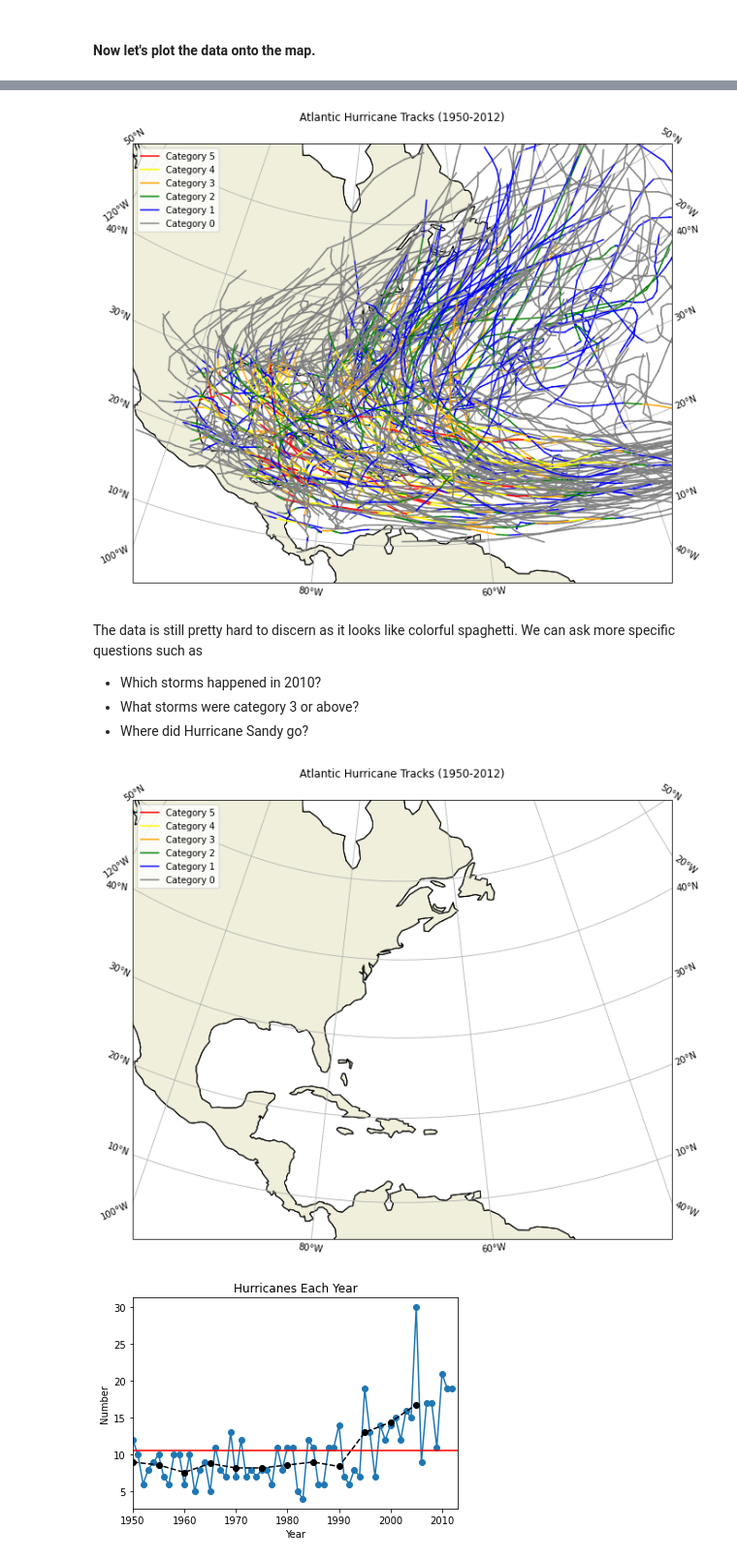
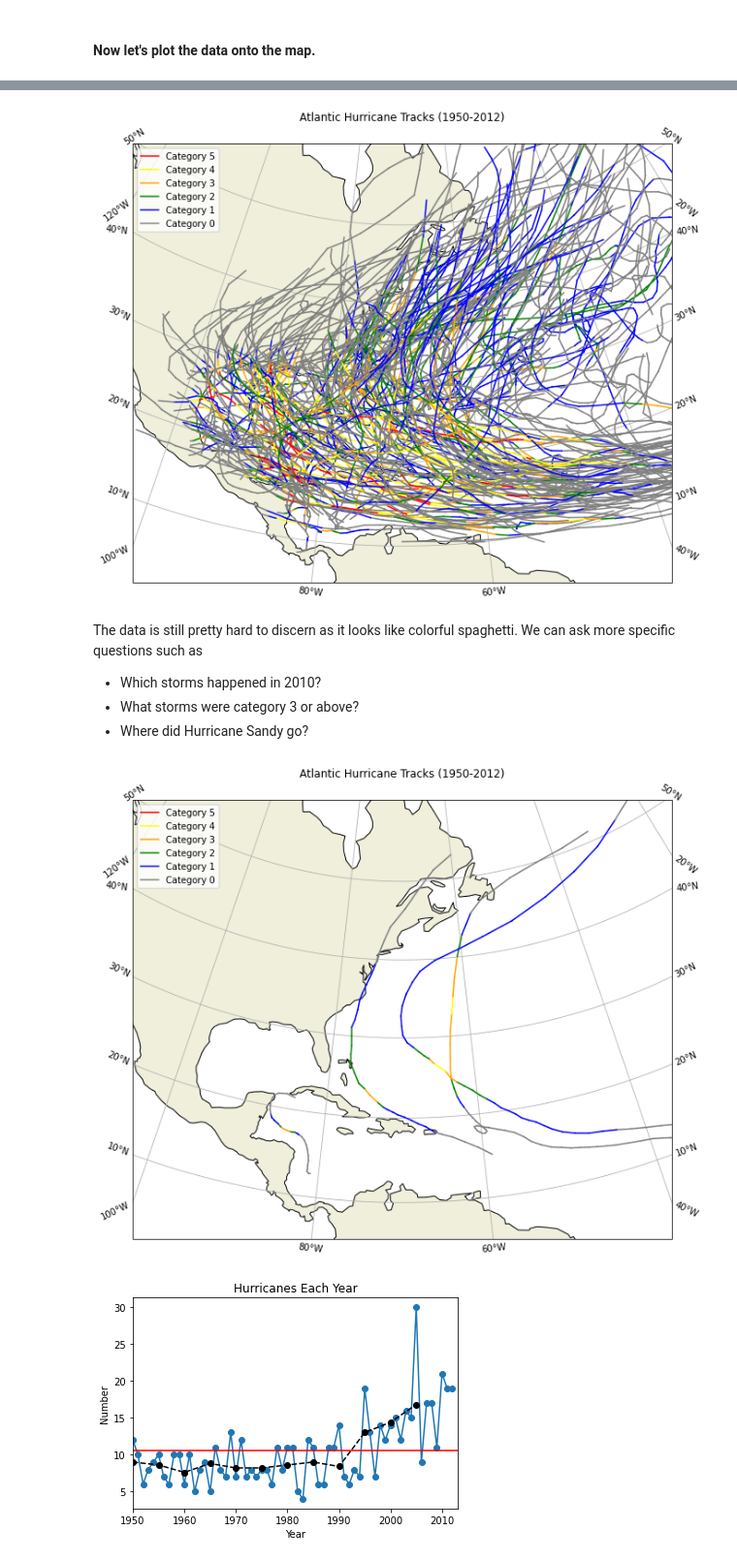
Before and after one commit to applied-math/demos, a Jupyter notebook: analyzing_hurricanes.ipynb, the cells around one changed output, grey strips where cells are left out. Shown at 97% size. Drawn from its saved outputs; the diff is of its cells as text; code cells hidden in the pictures.

```diff
--- a/analyzing_hurricanes.ipynb
+++ b/analyzing_hurricanes.ipynb
@@ -159,17 +149,13 @@ central_lat = 30
 central_lon = -70
 ax = plt.axes(projection=ccrs.LambertConformal(central_lon, central_lat))
 ax.set_extent([-100, -40, 5, 57])
-ax.coastlines()
 ax.add_feature(cfeature.LAND, edgecolor='black')
-
 
 gl=ax.gridlines(draw_labels = True, x_inline=False, y_inline=False)
 gl.top_labels = False
 ax.set_title('Atlantic Hurricane Tracks (1950-2012)')
 
-
 for (name, data) in iter(hurricanes.items()):
-    #longitude, latitude = mapping(data['longitude'], data['latitude'])
     longitude = data['longitude']
     latitude = data['latitude']
     for i in range(len(longitude) - 1):
@@ -182,7 +168,7 @@ ax.legend(loc=2)
 
 plt.show()
 # %% [output]
-[figure, old version]
+[figure, new version]
 # %% [markdown]
 The data is still pretty hard to discern as it looks like colorful spaghetti.  We can ask more specific questions such as
  - Which storms happened in 2010?
@@ -190,35 +176,34 @@ The data is still pretty hard to discern as it looks like colorful spaghetti.  W
  - Where did Hurricane Sandy go?
 # %%
 # Plot the data
+category_color = {5:'red', 4:'yellow', 3:'orange', 2:'green', 1:'blue', 0:'gray'}
 
 plt.figure(figsize=(15,9))
 central_lat = 30
 central_lon = -70
 ax = plt.axes(projection=ccrs.LambertConformal(central_lon, central_lat))
 ax.set_extent([-100, -40, 5, 57])
-ax.coastlines()
 ax.add_feature(cfeature.LAND, edgecolor='black')
 
 gl=ax.gridlines(draw_labels = True, x_inline=False, y_inline=False)
 gl.top_labels = False
 ax.set_title('Atlantic Hurricane Tracks (1950-2012)')
 
 for (name, data) in iter(hurricanes.items()):
     if data['year'][0] == 2011 and numpy.any(numpy.array(data['category']) >= 3):
-        if name == "KATRINA":
-            longitude, latitude = mapping(data['longitude'], data['latitude'])
-            for i in xrange(len(longitude) - 1):
-                color = category_color[data['category'][i]]
-                mapping.plot(longitude[i:i+2], latitude[i:i+2], linewidth=1.5, color=color)
-
+        longitude = data['longitude']
+        latitude = data['latitude']
+        for i in range(len(longitude) - 1):
+            color = category_color[data['category'][i]]
+            ax.plot(longitude[i:i+2], latitude[i:i+2], linewidth=1.5, color=color, transform = ccrs.Geodetic())
 
 for (category, color) in iter(category_color.items()):
     ax.plot([0], [0], color=color, label="Category %s" % category)
 ax.legend(loc=2)
 
 plt.show()
 # %% [output]
-[figure, old version]
+[figure, new version]
 # %%
 fig = plt.figure()
 axes = fig.add_subplot(1, 1, 1)
```
Also changed, not shown: parts of 4 cells of this notebook.
